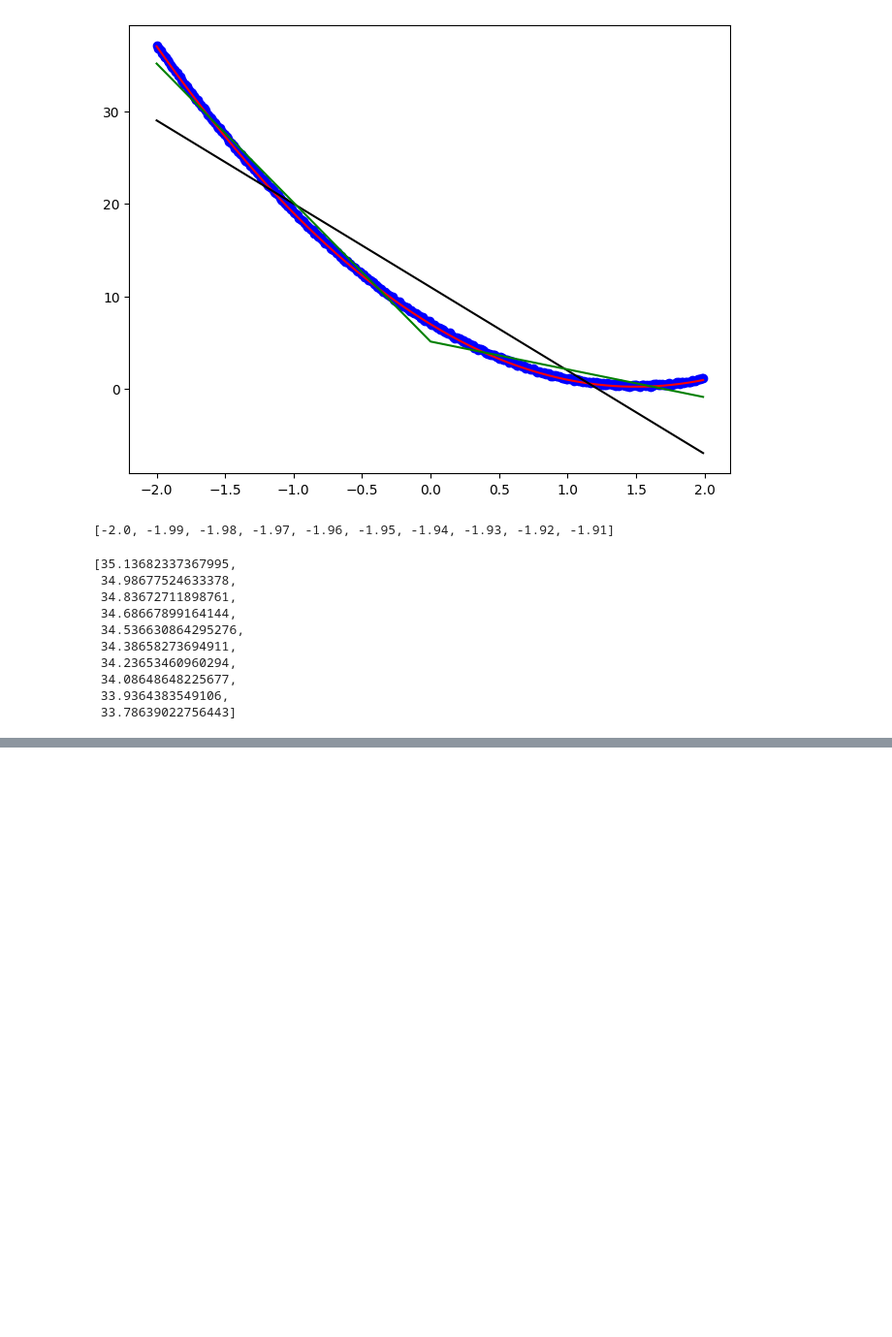
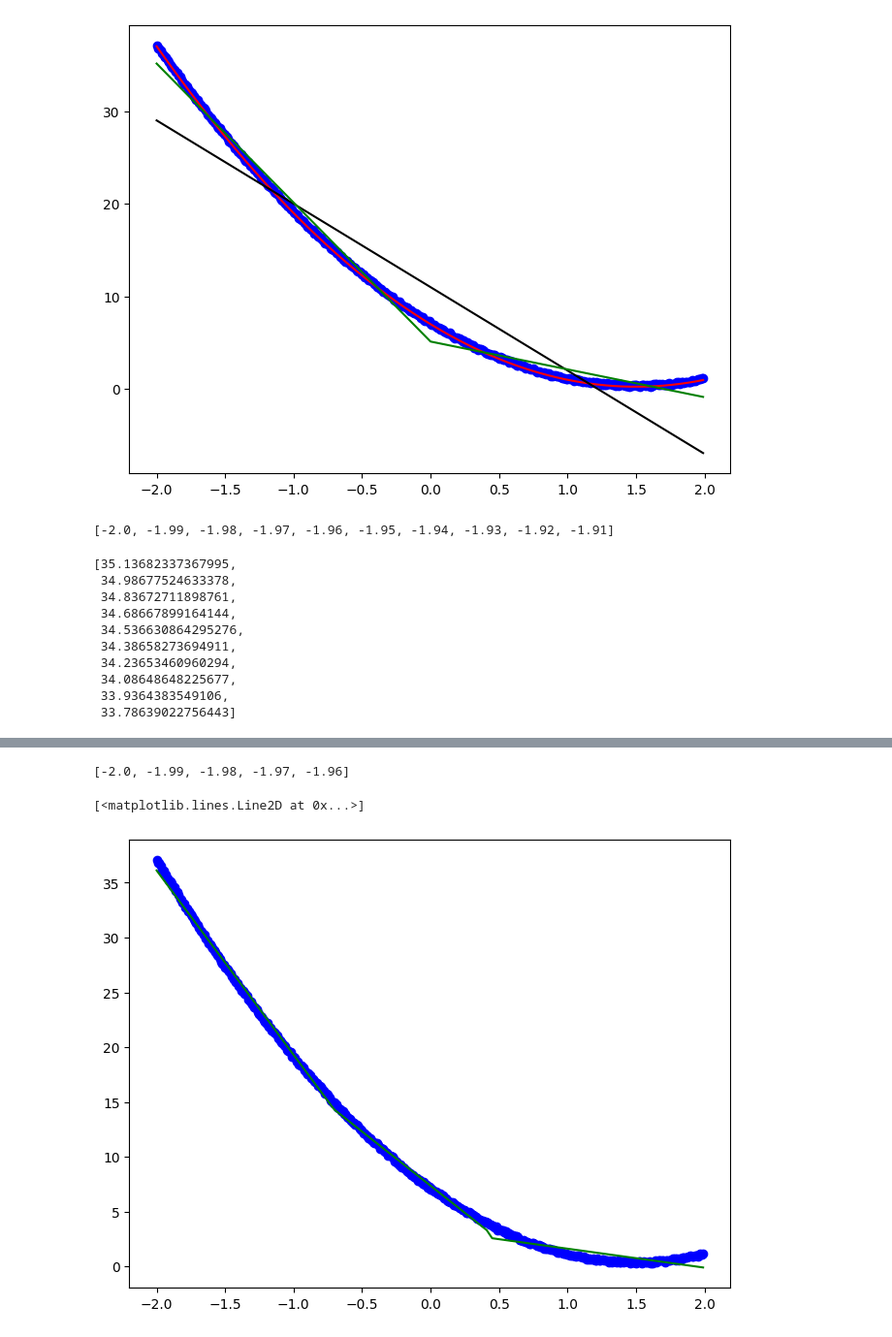
Before and after one commit to xiaojay/ainotes, a Jupyter notebook: 9.ipynb, the cells around one changed output, grey strips where cells are left out. Shown at 97% size. Saved outputs shown, nothing was run; the diff lists cells and outputs as text; code cells hidden in the pictures; blank space fills up the shorter version.

```diff
--- a/9.ipynb
+++ b/9.ipynb
@@ -246,0 +302,19 @@ yl[:10]
+# %%
+def fl(x):
+    r1 = relu(-4.221011044062728*x+1.8991565997287703)
+    r2 = relu(2.4002530204439108*x+1.6891221876506877)
+    r3 = relu(2.8547565912984547*x-1.1679167083550877)
+    return r1*3.9847217055900064 + r2*2.893835221635443 - r3*3.039443962467077 - 5.088219683507369
+# %%
+x[:5]
+# %% [output]
+[-2.0, -1.99, -1.98, -1.97, -1.96]
+# %%
+yl = [fl(i) for i in x]
+# %%
+plt.figure(figsize=(8, 6))
+plt.scatter(x, y, c='blue')
+plt.plot(x, yl, c='green')
+# %% [output]
+[<matplotlib.lines.Line2D at 0x...>]
+[figure, added]
```
Also changed, not shown: parts of 2 cells of this notebook.
